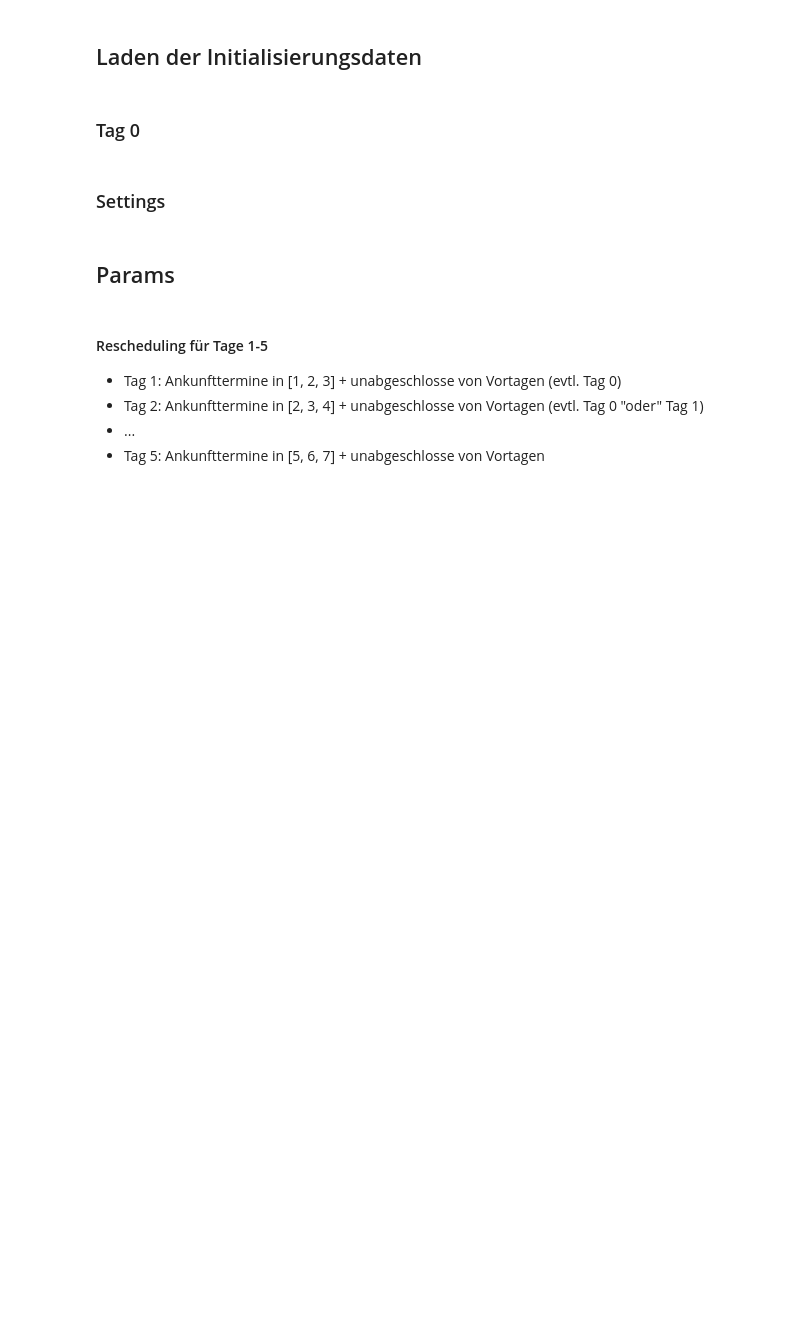
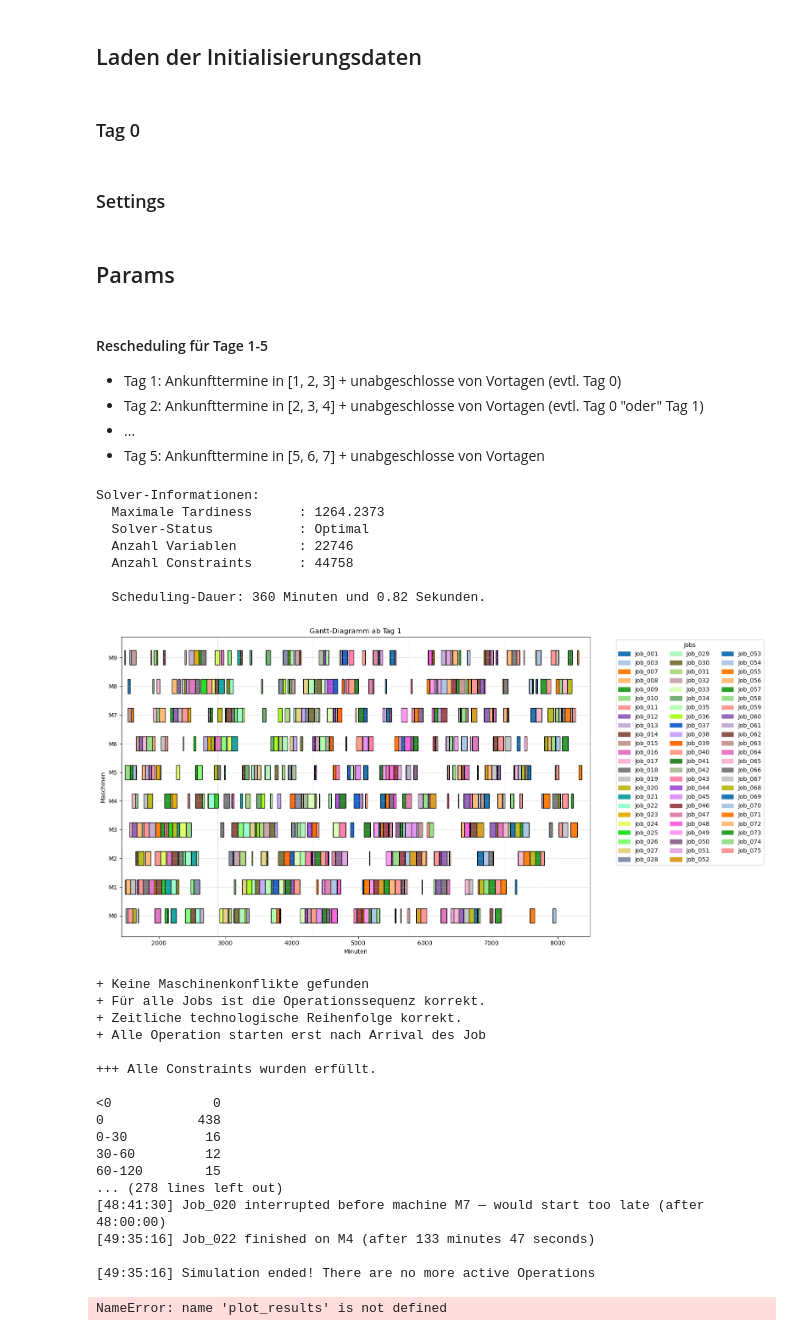
Before and after one commit to konrad-adamski/HTWD_JobShop_Rescheduling, a Jupyter notebook: 02_Scheduling_with_Arrival_and_DueDate/06a_Tardiness_Rolling Planning_simple.ipynb, the cells around one changed output. Cells and saved outputs as stored; diff of their text form; code cells hidden in the pictures; blank space fills up the shorter version.

```diff
--- a/02_Scheduling_with_Arrival_and_DueDate/06a_Tardiness_Rolling Planning_simple.ipynb
+++ b/02_Scheduling_with_Arrival_and_DueDate/06a_Tardiness_Rolling Planning_simple.ipynb
@@ -61,32 +61,58 @@ for day_numb in range(first_start, last_planning_start + 1):
     # ------------------- I. Ankunfts- und Operationsvorbereitung -------------------
     df_jssp_curr, df_times_curr = rp_proced.filter_jobs_by_arrival_window(df_times, df_jssp, day_start, planning_end)
     df_jssp_curr = rp_proced.extend_with_undone_operations(df_jssp_curr, df_undone)
     df_times_curr = rp_proced.update_times_after_operation_changes(df_times, df_jssp_curr)
 
     # ------------------- II. Relevante laufende Operationen -------------------------
     df_execution_important = rp_proced.get_operations_running_into_day(df_execution, day_start)
 
     # ------------------- III. Rescheduling durchführen -------------------------------
 
     starting_time = time.time()
     df_plan = rssv.solve_jssp_max_tardiness_with_fixed_ops(df_jssp_curr, df_times_curr, df_execution_important,
                                                            reschedule_start = day_start,
                                                            solver= "HiGHS", msg=False, timeLimit=max_time, gapRel= 0.05, threads=7)
     solver_duration = time.time() - starting_time
     print(f"\n  Scheduling-Dauer: {int(solver_duration // 60)} Minuten und {(solver_duration % 60):.2f} Sekunden.")
 
     df_plan.to_csv(get_schedule_filename(notebook_prefix, day=day_numb), index=False)
 
     show.plot_gantt_machines(df_plan, title=f"Gantt-Diagramm ab Tag {day_numb}")
     check.check_constraints(df_plan)
     print(show.count_column_grouped(df_plan, 'Tardiness'))
 
     # ------------------- IV. Einen Tag simulieren -------------------------------------
 
     simulation = ProductionDaySimulation(df_plan, vc=0.35)
     df_execution, df_undone = simulation.run(start_time=day_start, end_time=day_end)
     if not df_execution.empty:
-        if plot_results:
-            show.plot_gantt_machines(df_execution, title=f"Gantt-Diagramm für Simulationstag {day_numb}", duration_column="Simulated Processing Time")
+        show.plot_gantt_machines(df_execution, title=f"Gantt-Diagramm für Simulationstag {day_numb}", duration_column="Simulated Processing Time")
     else:
         print(f"Nothing executed on day {day_numb}")
+# %% [output]
+Solver-Informationen:
+  Maximale Tardiness      : 1264.2373
+  Solver-Status           : Optimal
+  Anzahl Variablen        : 22746
+  Anzahl Constraints      : 44758
+
+  Scheduling-Dauer: 360 Minuten und 0.82 Sekunden.
+[figure, added]
++ Keine Maschinenkonflikte gefunden
++ Für alle Jobs ist die Operationssequenz korrekt.
++ Zeitliche technologische Reihenfolge korrekt.
++ Alle Operation starten erst nach Arrival des Job
+
++++ Alle Constraints wurden erfüllt.
+
+<0             0
+0            438
+0-30          16
+30-60         12
+60-120        15
+... (278 lines left out)
+[48:41:30] Job_020 interrupted before machine M7 — would start too late (after 48:00:00)
+[49:35:16] Job_022 finished on M4 (after 133 minutes 47 seconds)
+
+[49:35:16] Simulation ended! There are no more active Operations
+NameError: name 'plot_results' is not defined
```
Also changed, not shown: 3 other files.
